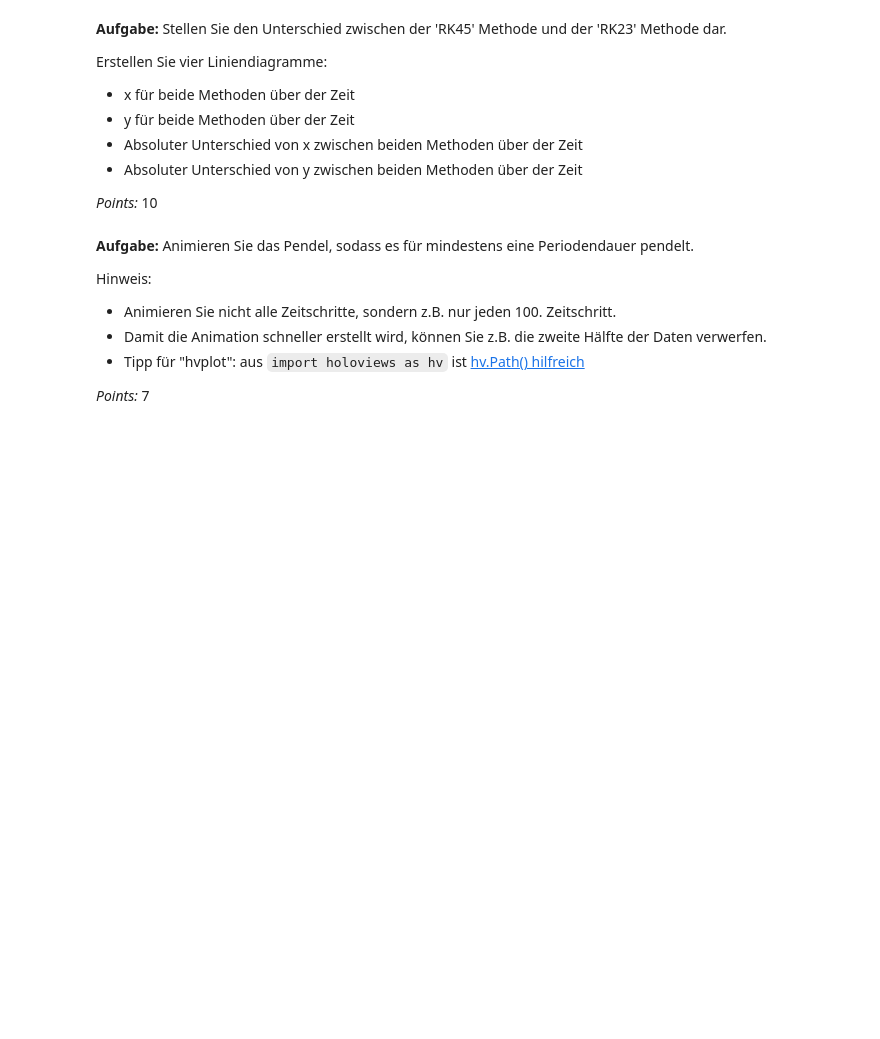
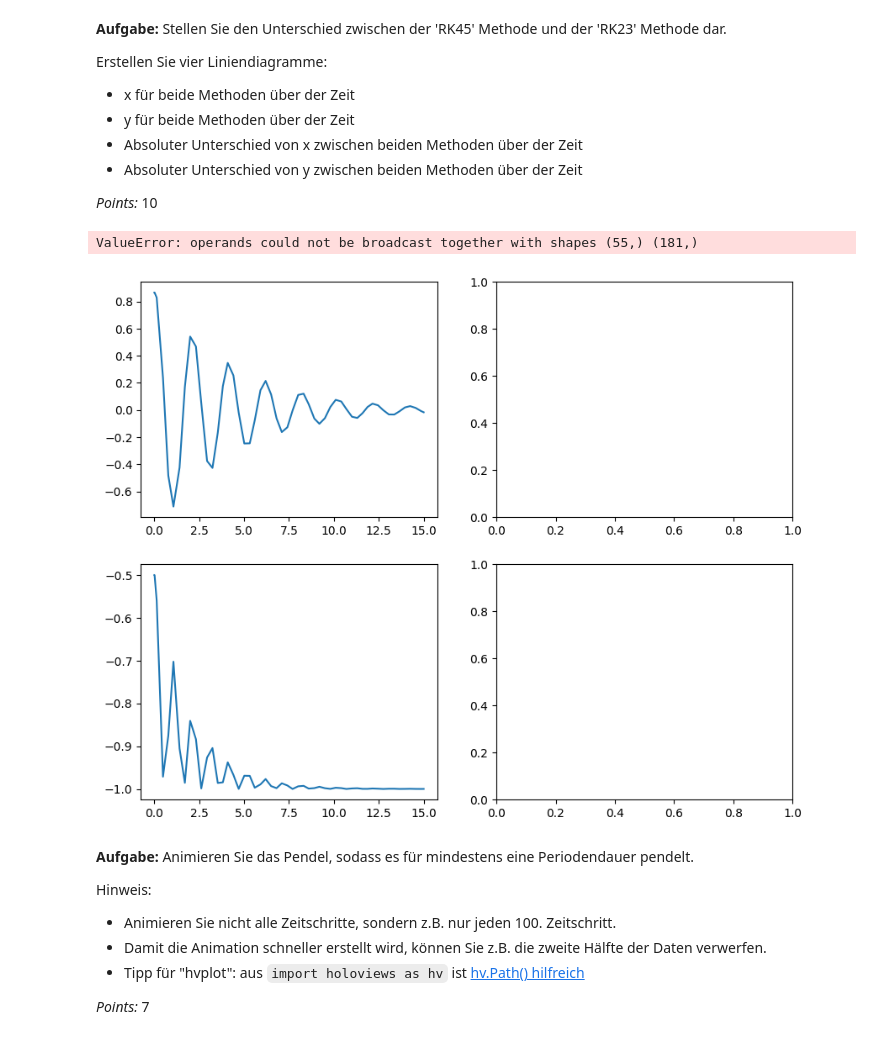
Before and after one commit to DanielLanghann/fachpraktikum-uebungen, a Jupyter notebook: src/EA2.ipynb, the cells around one changed output. Cells and saved outputs as stored; diff of their text form; code cells hidden in the pictures; blank space fills up the shorter version.

```diff
--- a/src/EA2.ipynb
+++ b/src/EA2.ipynb
@@ -460,7 +460,7 @@ def pendulum(t, y):
     theta, omega = y
     theta_dot = omega
     omega_dot = -(b/m)*omega - (g/L)*np.sin(theta)
-return [theta_dot, omega_dot]
+    return [theta_dot, omega_dot]
 
 #Initial conditions
 y0 = [theta0, omega0]
@@ -475,8 +475,8 @@ t = np.linspace(t_span[0], t_span[1], steps)
 sol = solve_ivp(pendulum, t_span, y0, t_eval=t)
 
 #Calculate x and y positions
-x = Lnp.sin(sol.y[0])
-y = -Lnp.cos(sol.y[0])
+x = L * np.sin(sol.y[0])
+y = -L * np.cos(sol.y[0])
 
 #Print the results
-for i in range(len(t)): print(f"t = {t[i]}, x = {x[i]}, y = {y[i]}")
+#for i in range(len(t)): print(f"t = {t[i]}, x = {x[i]}, y = {y[i]}")
@@ -543,35 +548,44 @@ _Points:_ 10
 methods = ['RK45', 'RK23']
 fig, axs = plt.subplots(2, 2, figsize=(10, 8))
 
+x_values_orig = L * np.sin(sol.y[0])
+y_values_orig = -L * np.cos(sol.y[0])
+
 for i, method in enumerate(methods):
-    sol = solve_ivp(pendulum, t_span, y0, method=method, t_eval=t_eval)
+    sol = solve_ivp(pendulum, t_span, y0, method=method, t=t)
     theta_values = sol.y[0]
     x_values = L * np.sin(theta_values)
     y_values = -L * np.cos(theta_values)
 
     axs[0, 0].plot(sol.t, x_values, label=method)
     axs[1, 0].plot(sol.t, y_values, label=method)
     axs[0, 1].plot(sol.t, np.abs(x_values - x_values_orig), label=method)
     axs[1, 1].plot(sol.t, np.abs(y_values - y_values_orig), label=method)
+
+    x_vaules_orig = x_values
+    y_vaules_orig = y_values
 
 axs[0, 0].set_xlabel('Zeit')
 axs[0, 0].set_ylabel('x-Position')
 axs[0, 0].legend()
 
 axs[1, 0].set_xlabel('Zeit')
 axs[1, 0].set_ylabel('y-Position')
 axs[1, 0].legend()
 
 axs[0, 1].set_xlabel('Zeit')
 axs[0, 1].set_ylabel('Absoluter Unterschied in x')
 axs[0, 1].legend()
 
 axs[1, 1].set_xlabel('Zeit')
 axs[1, 1].set_ylabel('Absoluter Unterschied in y')
 axs[1, 1].legend()
 
 plt.tight_layout()
 plt.show()
+# %% [output]
+ValueError: operands could not be broadcast together with shapes (55,) (181,)
+[figure, added]
 # %% [markdown]
 <!-- END QUESTION -->
 
```
Also changed, not shown: parts of 5 cells of this notebook, 2 other files.
